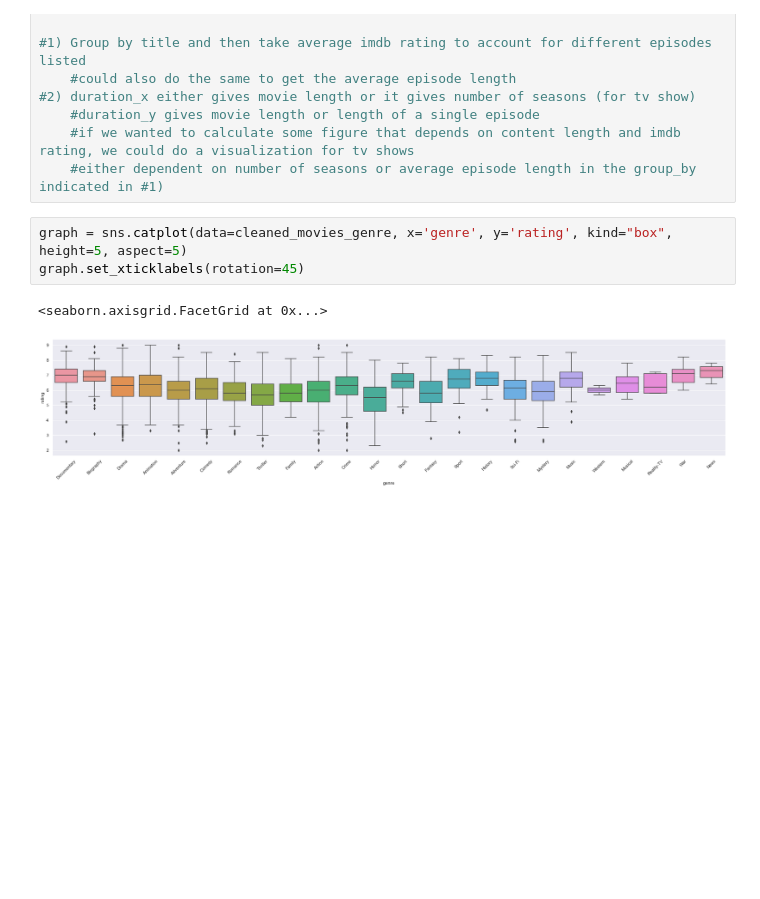
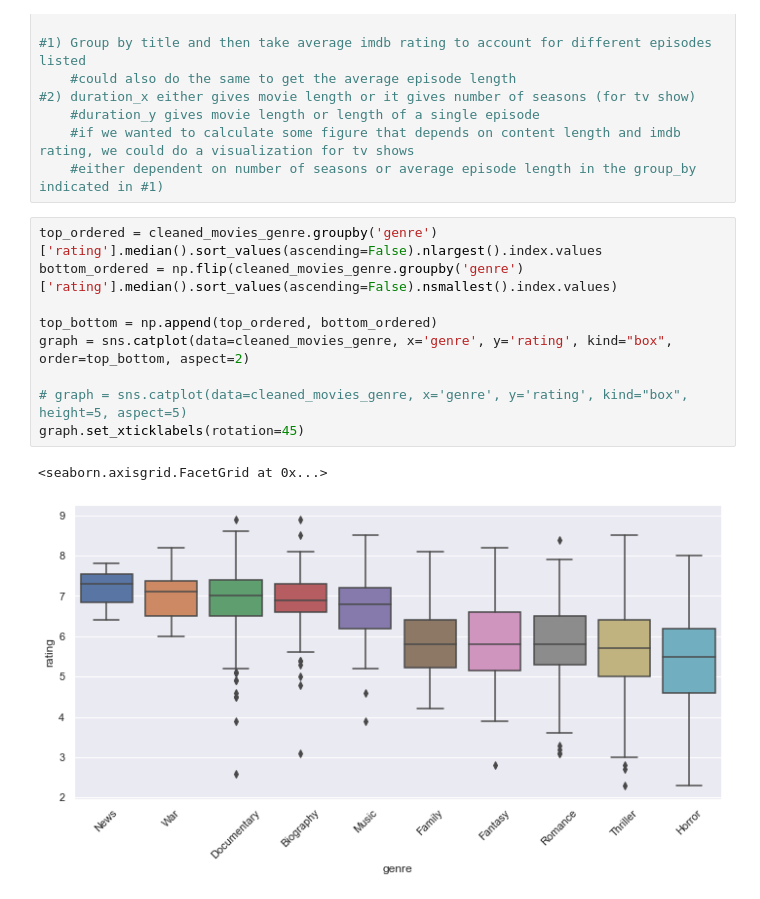
Before and after one commit to drewf24/cs216_final_project, a Jupyter notebook: project prototype.ipynb, the cells around one changed output. Drawn from its saved outputs; the diff is of its cells as text; blank space fills up the shorter version.

Commit message:
top 5 for genre visualizations

```diff
--- a/project prototype.ipynb
+++ b/project prototype.ipynb
@@ -289,9 +312,15 @@ graph.set_xticklabels(rotation=45)
     #if we wanted to calculate some figure that depends on content length and imdb rating, we could do a visualization for tv shows
     #either dependent on number of seasons or average episode length in the group_by indicated in #1)
 # %%
-graph = sns.catplot(data=cleaned_movies_genre, x='genre', y='rating', kind="box", height=5, aspect=5)
+top_ordered = cleaned_movies_genre.groupby('genre')['rating'].median().sort_values(ascending=False).nlargest().index.values
+bottom_ordered = np.flip(cleaned_movies_genre.groupby('genre')['rating'].median().sort_values(ascending=False).nsmallest().index.values)
+
+top_bottom = np.append(top_ordered, bottom_ordered)
+graph = sns.catplot(data=cleaned_movies_genre, x='genre', y='rating', kind="box", order=top_bottom, aspect=2)
+
+# graph = sns.catplot(data=cleaned_movies_genre, x='genre', y='rating', kind="box", height=5, aspect=5)
 graph.set_xticklabels(rotation=45)
 # %% [output]
 <seaborn.axisgrid.FacetGrid at 0x...>
-[figure, old version]
+[figure, new version]
 # %%
```
Also changed, not shown: parts of 8 cells of this notebook.
